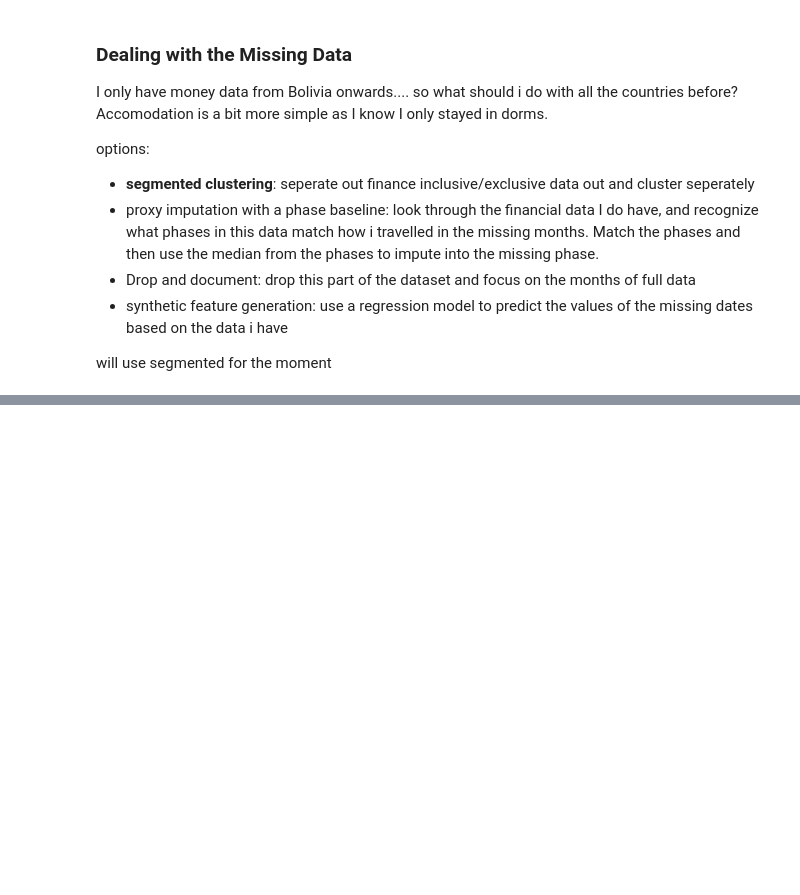
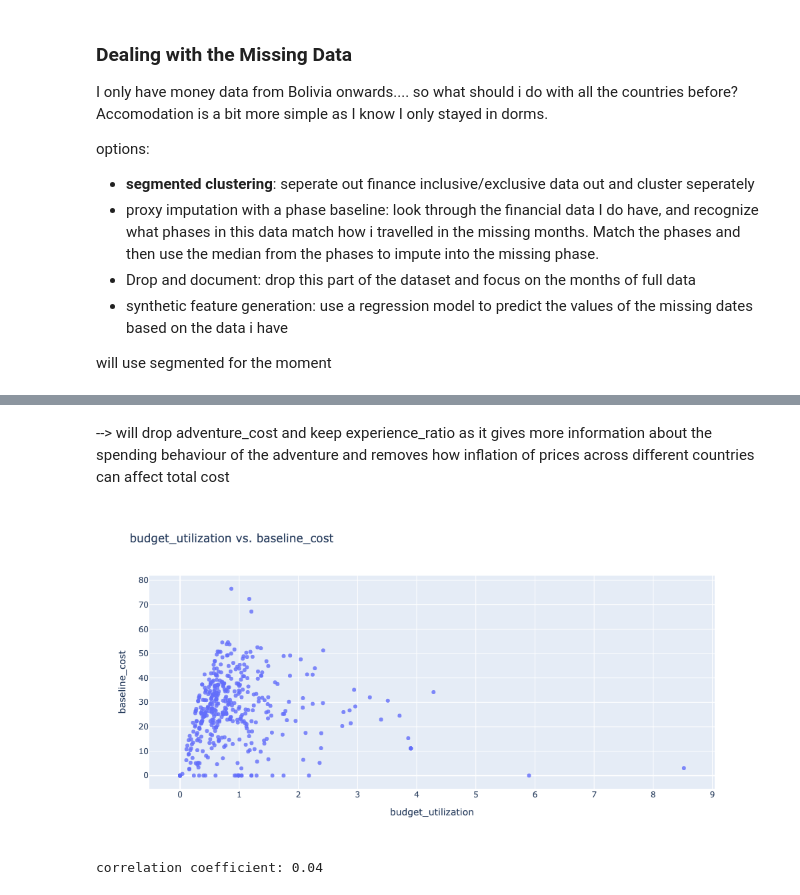
Before and after one commit to SunnyWillert18/floating-in-space, a Jupyter notebook: nbs/feature_engineering.ipynb, the cells around one changed output, grey strips where cells are left out. Drawn from its saved outputs; the diff is of its cells as text; code cells hidden in the pictures; blank space fills up the shorter version.

```diff
--- a/nbs/feature_engineering.ipynb
+++ b/nbs/feature_engineering.ipynb
@@ -869,0 +931,7 @@ df_no_fin_norm.to_csv('../data/features_no_financial_normalized.csv', index=Fals
+# %% [markdown]
+--> will drop adventure_cost and keep experience_ratio as it gives more information about the spending behaviour of the adventure and removes how inflation of prices across different countries can affect total cost
+# %%
+corr_check(df_fin, 'budget_utilization', 'baseline_cost')
+# %% [output]
+[figure, added]
+correlation coefficient: 0.04
```
Also changed, not shown: parts of 41 cells of this notebook.
